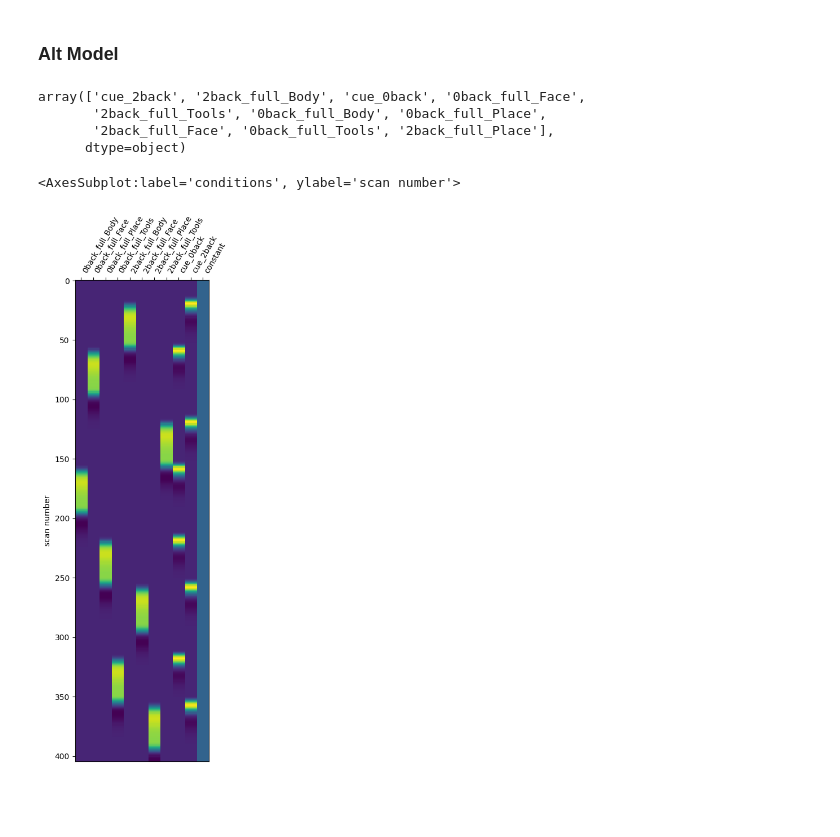
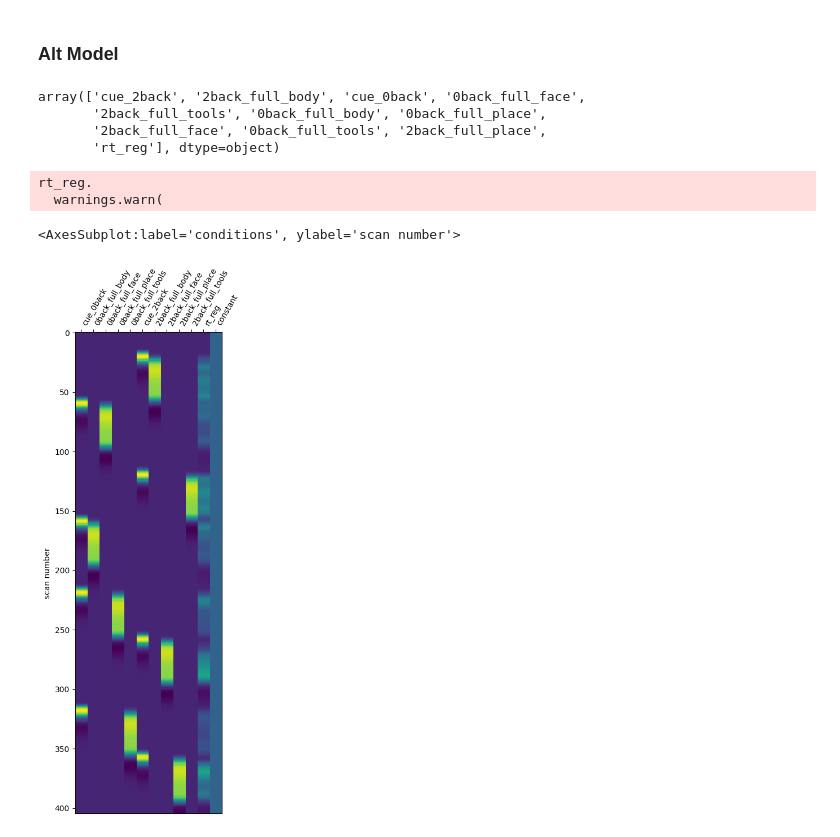
Before and after one commit to demidenm/hcpya_preprocess, a Jupyter notebook: scripts/taskbold/pilot_bold-models.ipynb, the cells around one changed output. Saved outputs shown, nothing was run; the diff lists cells and outputs as text; code cells hidden in the pictures; blank space fills up the shorter version.

```diff
--- a/scripts/taskbold/pilot_bold-models.ipynb
+++ b/scripts/taskbold/pilot_bold-models.ipynb
@@ -852,19 +875,35 @@ plot_design_matrix(designmat_hcp)
 # %% [markdown]
 ### Alt Model
 # %%
-include_trialtypes = ['cue_2back', '2back_full', 'cue_0back','0back_full']
-eventdf_cpy = event_df[event_df['trial_type'].isin(include_trialtypes)].copy()
-eventdf_cpy['mod_trialtype'] = eventdf_cpy.apply(
-    lambda row: row['trial_type'] + '_' + row['stimulus_type']
+eventdf2 = event_df.copy()
+eventdf2['mod_trialtype'] = eventdf2.apply(
+    lambda row: row['trial_type'] + '_' + row['stimulus_type'].lower()
     if pd.notna(row['stimulus_type']) else row['trial_type'],
     axis=1
 )
+
+# create rt column and add back to event df
+rt_reg_rows = eventdf2[(eventdf2['trial_type'].isin(['2back_nonlure', '2back_target','2back_lure',
+                                                    '0back_nonlure', '0back_target','0back_lure',]))].copy()
+rt_reg_rows['mod_trialtype'] = 'rt_reg'
+rt_reg_rows['duration'] = rt_reg_rows['response_time'] / 1000
+rt_reg_rows = rt_reg_rows[['mod_trialtype', 'onset', 'duration']]
+rt_reg_rows = rt_reg_rows.dropna(subset=['duration'])
+
+eventdf2 = pd.concat([eventdf2, rt_reg_rows], ignore_index=True)
+
+include_trialtypes = ['cue_2back', 'cue_0back','2back_full_body', '0back_full_face', '2back_full_tools',
+                      '0back_full_body', '0back_full_place', '2back_full_face', '0back_full_tools', '2back_full_place',
+                     'rt_reg']
+
+eventdf_cpy = eventdf2[eventdf2['mod_trialtype'].isin(include_trialtypes)].copy()
+
 eventdf_cpy['mod_trialtype'].unique()
 # %% [output]
-array(['cue_2back', '2back_full_Body', 'cue_0back', '0back_full_Face',
-       '2back_full_Tools', '0back_full_Body', '0back_full_Place',
-       '2back_full_Face', '0back_full_Tools', '2back_full_Place'],
-      dtype=object)
+array(['cue_2back', '2back_full_body', 'cue_0back', '0back_full_face',
+       '2back_full_tools', '0back_full_body', '0back_full_place',
+       '2back_full_face', '0back_full_tools', '2back_full_place',
+       'rt_reg'], dtype=object)
 # %%
 designevents_alt = pd.DataFrame({'trial_type': eventdf_cpy['mod_trialtype'], 'onset': eventdf_cpy['onset'], 'duration': eventdf_cpy['duration']})
 
@@ -877,11 +916,19 @@ designmat_alt = make_first_level_design_matrix(
         drift_model=None,
         #add_regs=conf_df.filter(regex="^(cosine|trans|rot)").fillna(0) # first volumes have nans, so need to make them zero to avoid error
         )
+# %% [output]
+rt_reg.
+  warnings.warn(
 # %%
+desired_order = ['cue_0back', '0back_full_body', '0back_full_face', '0back_full_place', '0back_full_tools',
+                 'cue_2back', '2back_full_body', '2back_full_face', '2back_full_place', '2back_full_tools',
+                 'rt_reg','constant']
+
+designmat_alt = designmat_alt.reindex(columns=desired_order)
 plot_design_matrix(designmat_alt)
 # %% [output]
 <AxesSubplot:label='conditions', ylabel='scan number'>
-[figure, old version]
+[figure, new version]
 # %%
 vif_alt = compute_vifs(designmat_alt)
 vif_alt["Source"] = "VIF_Alt"
```
Also changed, not shown: parts of 8 cells of this notebook, 11 other files.
